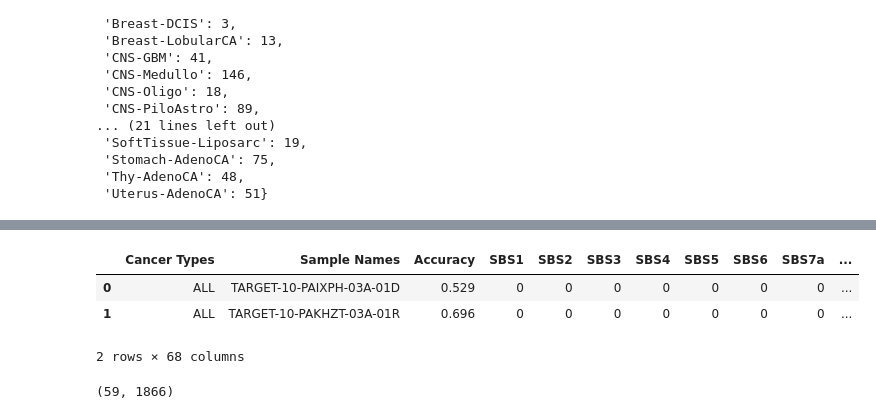
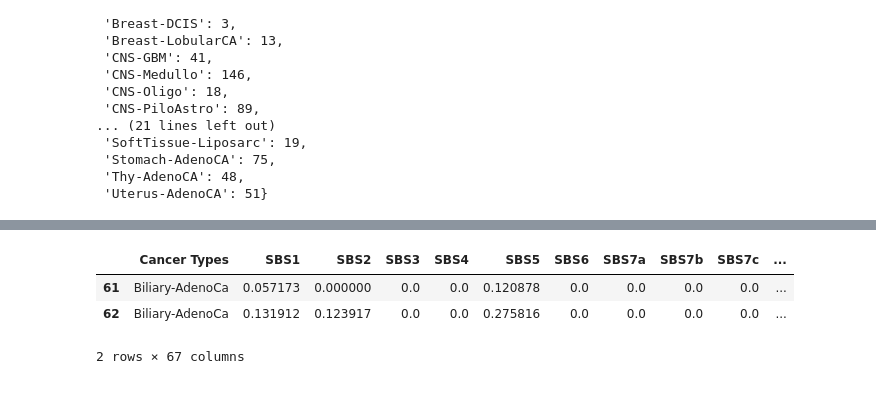
Before and after one commit to Lepardi/LSI31003-group-work, a Jupyter notebook: MachineLearning_inMolecularBiology2020_GroupProject.ipynb, the cells around one changed output, grey strips where cells are left out. Drawn from its saved outputs; the diff is of its cells as text; code cells hidden in the pictures.

```diff
--- a/MachineLearning_inMolecularBiology2020_GroupProject.ipynb
+++ b/MachineLearning_inMolecularBiology2020_GroupProject.ipynb
@@ -152,0 +180,8 @@ PCAWG_wgs_mutT["type"] = PCAWG_wgs_mutT.index.str.split("::").str[0]
+# %%
+#Normalising each row so that the mutations sum to 1
+
+PCAWG_wgs_mutTCopy = PCAWG_wgs_mutT.copy(deep=True)
+for i in range(len(PCAWG_wgs_mutT)):
+    PCAWG_wgs_mutT.iloc[i] = PCAWG_wgs_mutT.iloc[i][:96] / sum(PCAWG_wgs_mutT.iloc[i][:96])
+PCAWG_wgs_mutT["type"] = PCAWG_wgs_mutTCopy["type"]
+PCAWG_wgs_mutT["tissue"] = PCAWG_wgs_mutTCopy["tissue"]
@@ -535,0 +519,26 @@ nonPCAWG_wgs_act.head()
+# %%
+#Get the shared tissue types from the PCAWG and nonPCAWG activity data
+PCAWGtissues = set(PCAWG_wgs_act["Cancer Types"].values)
+nonPCAWGtissues = set(nonPCAWG_wgs_act["Cancer Types"].values)
+
+PCAWGtissues = [type.split("-")[0] for type in PCAWGtissues]
+print(PCAWGtissues)
+print()
+nonPCAWGtissues = [type.split("-")[0] for type in nonPCAWGtissues]
+print(nonPCAWGtissues)
+
+print()
+actShared = []
+for tissue in nonPCAWGtissues:
+    if (tissue in PCAWGtissues):
+        actShared.append(tissue)
+print(actShared)
+
+rowsToKeep = []
+for i in range(61, len(nonPCAWG_wgs_act)):
+    if nonPCAWG_wgs_act.iloc[61]["Cancer Types"].split("-")[0] in actShared:
+        rowsToKeep.append(i)
+
+nonPCAWG_wgs_actVal = nonPCAWG_wgs_act.iloc[rowsToKeep]
+
+nonPCAWG_wgs_actVal.head(2)
@@ -536,7 +555,16 @@ nonPCAWG_wgs_act.head()
+# %%
+#Drop columns "Sample Names" and "Accuracy"
+#Normalise the dataset so rows sum to 1
+nonPCAWG_wgs_actValNorm = nonPCAWG_wgs_actVal.drop(["Sample Names", "Accuracy"], axis = 1)
+for i in range(len(nonPCAWG_wgs_actValNorm)):
+    nonPCAWG_wgs_actValNorm.iloc[i] = nonPCAWG_wgs_actValNorm.iloc[i][1:] / sum(nonPCAWG_wgs_actValNorm.iloc[i][1:])
+nonPCAWG_wgs_actValNorm["Cancer Types"] = nonPCAWG_wgs_act["Cancer Types"]
+tissues = [i.split("-")[0] for i in nonPCAWG_wgs_actValNorm["Cancer Types"]]
+nonPCAWG_wgs_actValNorm["tissue"] = tissues
 # %%
-other_wes_act.head(2)
+nonPCAWG_wgs_actValNorm.head(2)
 # %% [output]
-|  | Cancer Types | Sample Names | Accuracy | SBS1 | SBS2 | SBS3 | SBS4 | SBS5 | SBS6 | SBS7a | ... |
-| 0 | ALL | TARGET-10-PAIXPH-03A-01D | 0.529 | 0 | 0 | 0 | 0 | 0 | 0 | 0 | ... |
-| 1 | ALL | TARGET-10-PAKHZT-03A-01R | 0.696 | 0 | 0 | 0 | 0 | 0 | 0 | 0 | ... |
+|  | Cancer Types | SBS1 | SBS2 | SBS3 | SBS4 | SBS5 | SBS6 | SBS7a | SBS7b | SBS7c | ... |
+| 61 | Biliary-AdenoCa | 0.057173 | 0.000000 | 0.0 | 0.0 | 0.120878 | 0.0 | 0.0 | 0.0 | 0.0 | ... |
+| 62 | Biliary-AdenoCa | 0.131912 | 0.123917 | 0.0 | 0.0 | 0.275816 | 0.0 | 0.0 | 0.0 | 0.0 | ... |
-2 rows × 68 columns
+2 rows × 67 columns
@@ -547,5 +570,0 @@ nonPCAWG_wgs_act = nonPCAWG_wgs_act.T
-# %%
-nonPCAWG_wgs_act['signature'] = nonPCAWG_wgs_act.index
-nonPCAWG_wgs_act.shape
-# %% [output]
-(59, 1866)
```
Also changed, not shown: parts of 88 cells of this notebook.
